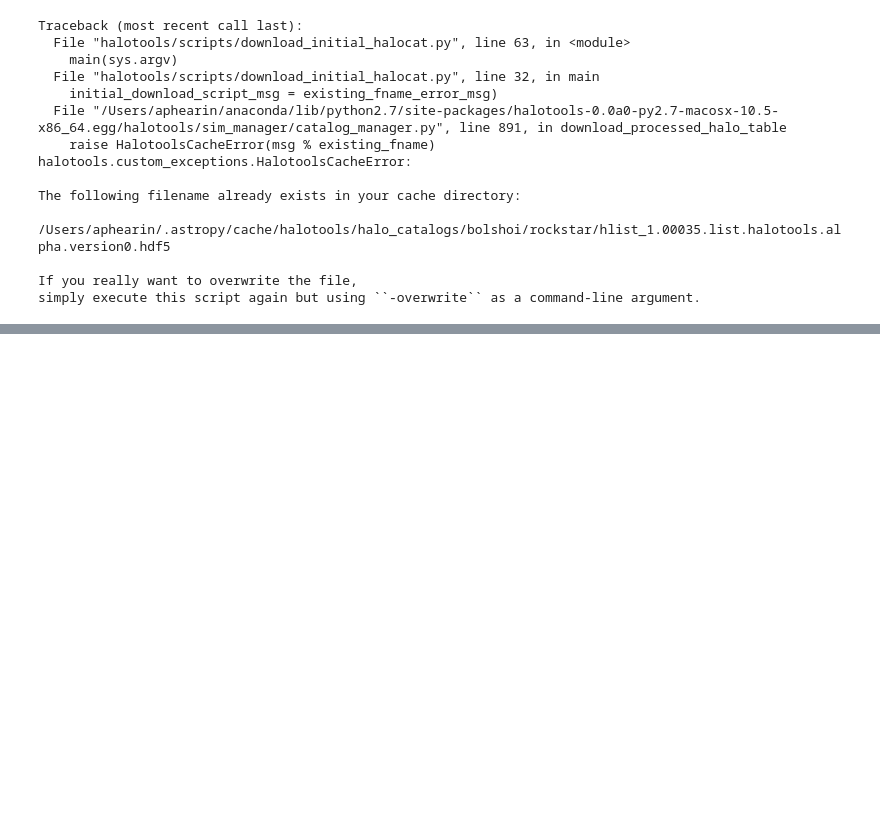
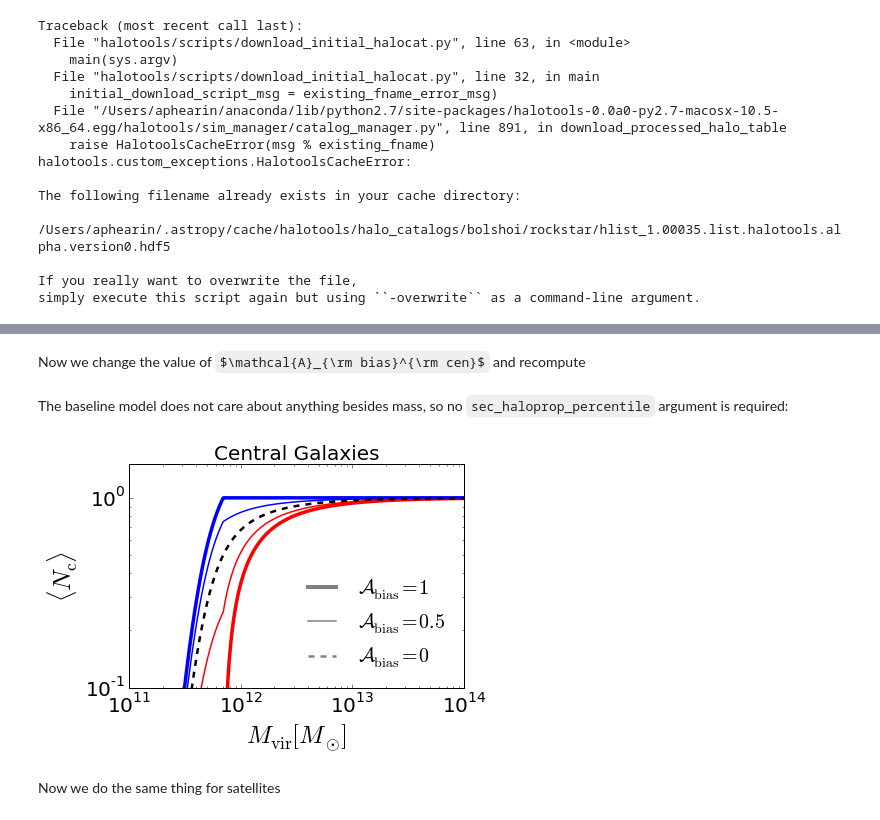
Before and after one commit to aphearin/decorated-hod-paper, a Jupyter notebook: generate_abthy_results.ipynb, the cells around one changed output, grey strips where cells are left out. Drawn from its saved outputs; the diff is of its cells as text; code cells hidden in the pictures; some formulas as TeX source; blank space fills up the shorter version.

Commit message:
Added annotated code to generate figure 2

```diff
--- a/generate_abthy_results.ipynb
+++ b/generate_abthy_results.ipynb
@@ -82,0 +118,2 @@ simply execute this script again but using ``-overwrite`` as a command-line argu
+# %%
+model.param_dict['mean_occupation_centrals_assembias_param1'] = 1
@@ -82,0 +125,50 @@ simply execute this script again but using ``-overwrite`` as a command-line argu
+# %%
+ncen_a1_old = model.mean_occupation_centrals(prim_haloprop = mass, sec_haloprop_percentile=0)
+ncen_a1_young = model.mean_occupation_centrals(prim_haloprop = mass, sec_haloprop_percentile=1)
+# %% [markdown]
+Now we change the value of $\mathcal{A}_{\rm bias}^{\rm cen}$ and recompute
+# %%
+model.param_dict['mean_occupation_centrals_assembias_param1'] = 0.5
+ncen_a05_old = model.mean_occupation_centrals(prim_haloprop = mass, sec_haloprop_percentile=0)
+ncen_a05_young = model.mean_occupation_centrals(prim_haloprop = mass, sec_haloprop_percentile=1)
+# %% [markdown]
+The baseline model does not care about anything besides mass, so no `sec_haloprop_percentile` argument is required:
+# %%
+ncen_baseline = baseline_model.mean_occupation_centrals(prim_haloprop = mass)
+# %%
+fig2_cens = plt.figure()
+ax = fig2_cens.add_subplot(111)
+
+xlabel = ax.set_xlabel(r'$M_{\rm vir} [M_{\odot}]$', fontsize=25)
+ylabel = ax.set_ylabel(r'$\langle N_{\rm c}\rangle$', fontsize=25)
+title = ax.set_title('Central Galaxies', fontsize=20)
+
+ax.plot(mass, ncen_a1_old, color='r', linewidth=3.5)
+ax.plot(mass, ncen_a1_young, color='blue', linewidth=3.5)
+
+ax.plot(mass, ncen_a05_old, color='r', linewidth=1.5)
+ax.plot(mass, ncen_a05_young, color='blue', linewidth=1.5)
+
+ax.plot(mass, ncen_baseline, '--', color='k', linewidth=2.5)
+
+thick_line = mlines.Line2D([], [], ls = '-', c = 'gray', linewidth=4,
+                           label=r'$\mathcal{A}_{\rm bias} = 1$')
+thin_line = mlines.Line2D([], [], ls = '-', c = 'gray', linewidth=1.5,
+                           label=r'$\mathcal{A}_{\rm bias} = 0.5$')
+dashed_line = mlines.Line2D([], [], ls = '--', c = 'gray', linewidth=2.5,
+                           label=r'$\mathcal{A}_{\rm bias} = 0$')
+
+plt.legend(handles=[thick_line, thin_line, dashed_line], frameon=False, loc='best', fontsize=20)
+
+plt.loglog()
+plt.xlim(xmin=1e11, xmax=1e14)
+plt.ylim(ymin=1e-1, ymax=1.5)
+plt.xticks(fontsize=20)
+plt.yticks(fontsize=20)
+
+fig2_cens.savefig('FIGS/ncen.pdf',
+                  bbox_extra_artists=[xlabel, ylabel], bbox_inches='tight')
+# %% [output]
+[figure, added]
+# %% [markdown]
+Now we do the same thing for satellites
```
Also changed, not shown: parts of 14 cells of this notebook, 2 other files.
